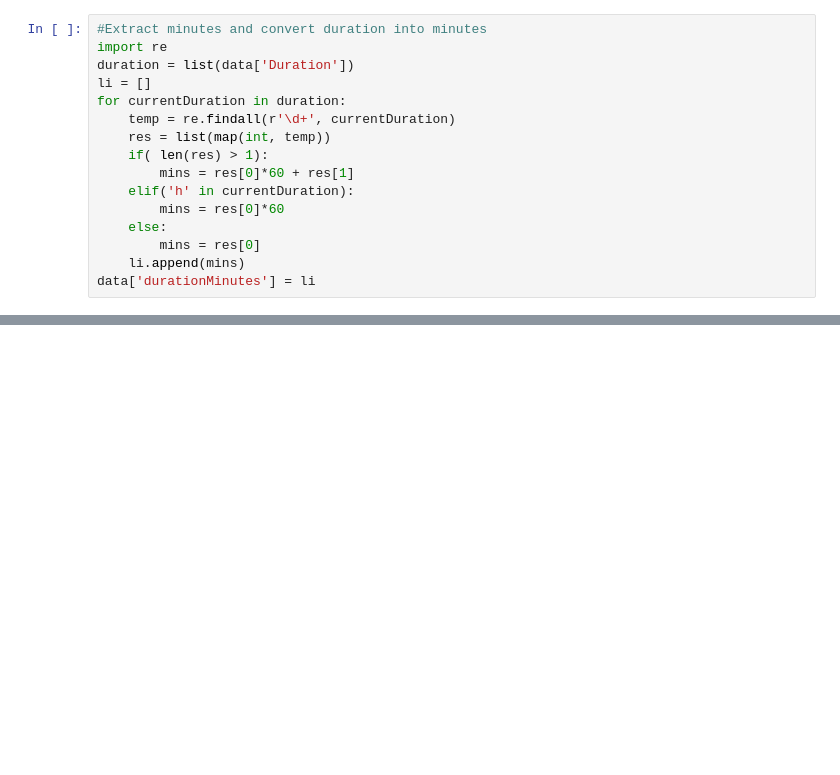
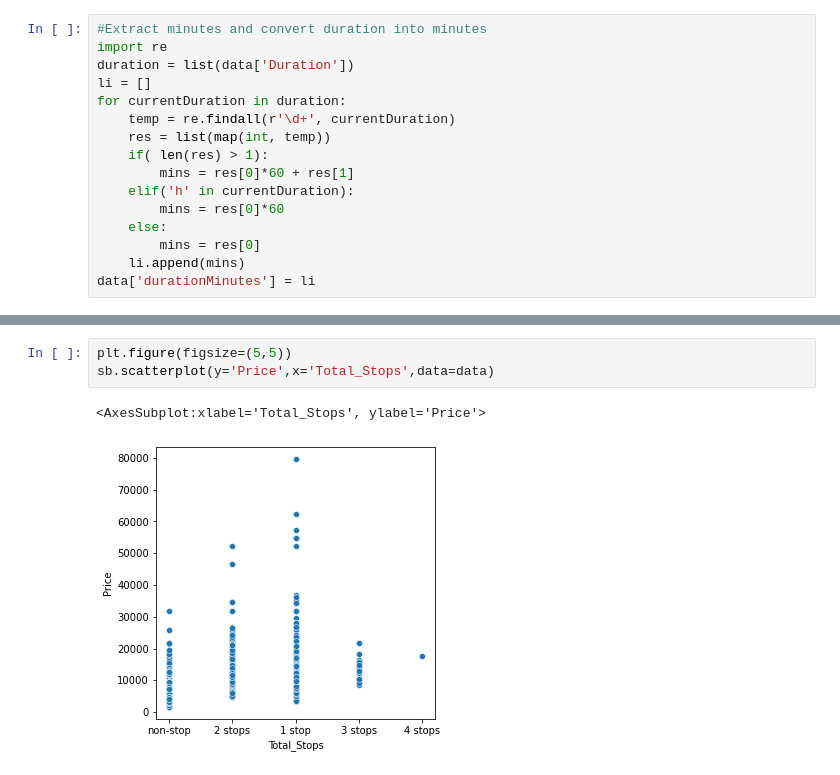
Before and after one commit to Rahul-shakya/Price-Prediction, a Jupyter notebook: flightPricePrediction.ipynb, the cells around one changed output, grey strips where cells are left out. Cells and saved outputs as stored; diff of their text form; blank space fills up the shorter version.

```diff
--- a/flightPricePrediction.ipynb
+++ b/flightPricePrediction.ipynb
@@ -190,0 +302,6 @@ data.drop('Arrival_Time', axis=1, inplace=True)
+# %%
+plt.figure(figsize=(5,5))
+sb.scatterplot(y='Price',x='Total_Stops',data=data)
+# %% [output]
+<AxesSubplot:xlabel='Total_Stops', ylabel='Price'>
+[figure, added]
```
Also changed, not shown: parts of 20 cells of this notebook.
